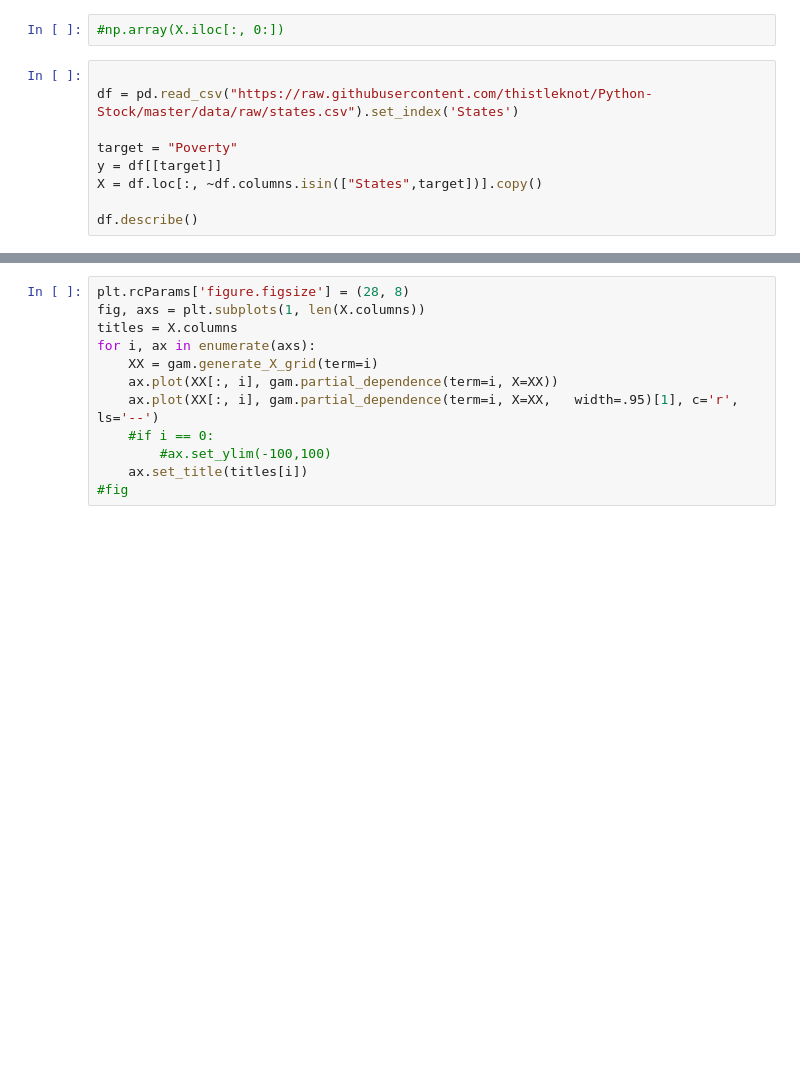
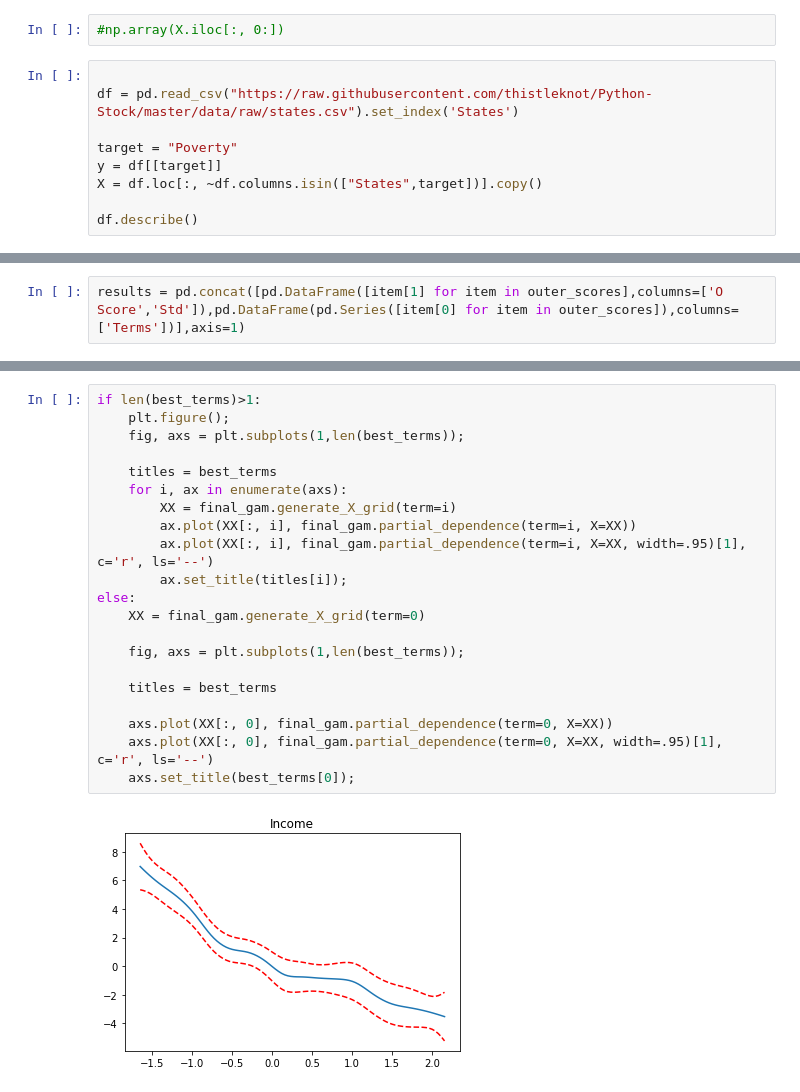
Before and after one commit to thistleknot/python-ml, a Jupyter notebook: code/pyGam.ipynb, the cells around one changed output, grey strips where cells are left out. Saved outputs shown, nothing was run; the diff lists cells and outputs as text; blank space fills up the shorter version.

```diff
--- a/code/pyGam.ipynb
+++ b/code/pyGam.ipynb
@@ -198,0 +251,2 @@ model_results.append(['Linear',mean(outer_results), std(outer_results)])
+# %%
+results = pd.concat([pd.DataFrame([item[1] for item in outer_scores],columns=['O Score','Std']),pd.DataFrame(pd.Series([item[0] for item in outer_scores]),columns=['Terms'])],axis=1)
@@ -495,12 +289,23 @@ np.mean(abs(gam.predict(X)-y.values))
 # %%
-plt.rcParams['figure.figsize'] = (28, 8)
-fig, axs = plt.subplots(1, len(X.columns))
-titles = X.columns
-for i, ax in enumerate(axs):
-    XX = gam.generate_X_grid(term=i)
-    ax.plot(XX[:, i], gam.partial_dependence(term=i, X=XX))
-    ax.plot(XX[:, i], gam.partial_dependence(term=i, X=XX,   width=.95)[1], c='r', ls='--')
-    #if i == 0:
-        #ax.set_ylim(-100,100)
-    ax.set_title(titles[i])
-#fig
+if len(best_terms)>1:
+    plt.figure();
+    fig, axs = plt.subplots(1,len(best_terms));
+
+    titles = best_terms
+    for i, ax in enumerate(axs):
+        XX = final_gam.generate_X_grid(term=i)
+        ax.plot(XX[:, i], final_gam.partial_dependence(term=i, X=XX))
+        ax.plot(XX[:, i], final_gam.partial_dependence(term=i, X=XX, width=.95)[1], c='r', ls='--')
+        ax.set_title(titles[i]);
+else:
+    XX = final_gam.generate_X_grid(term=0)
+
+    fig, axs = plt.subplots(1,len(best_terms));
+
+    titles = best_terms
+
+    axs.plot(XX[:, 0], final_gam.partial_dependence(term=0, X=XX))
+    axs.plot(XX[:, 0], final_gam.partial_dependence(term=0, X=XX, width=.95)[1], c='r', ls='--')
+    axs.set_title(best_terms[0]);
+# %% [output]
+[figure, added]
```
Also changed, not shown: parts of 31 cells of this notebook, 1 other file.
